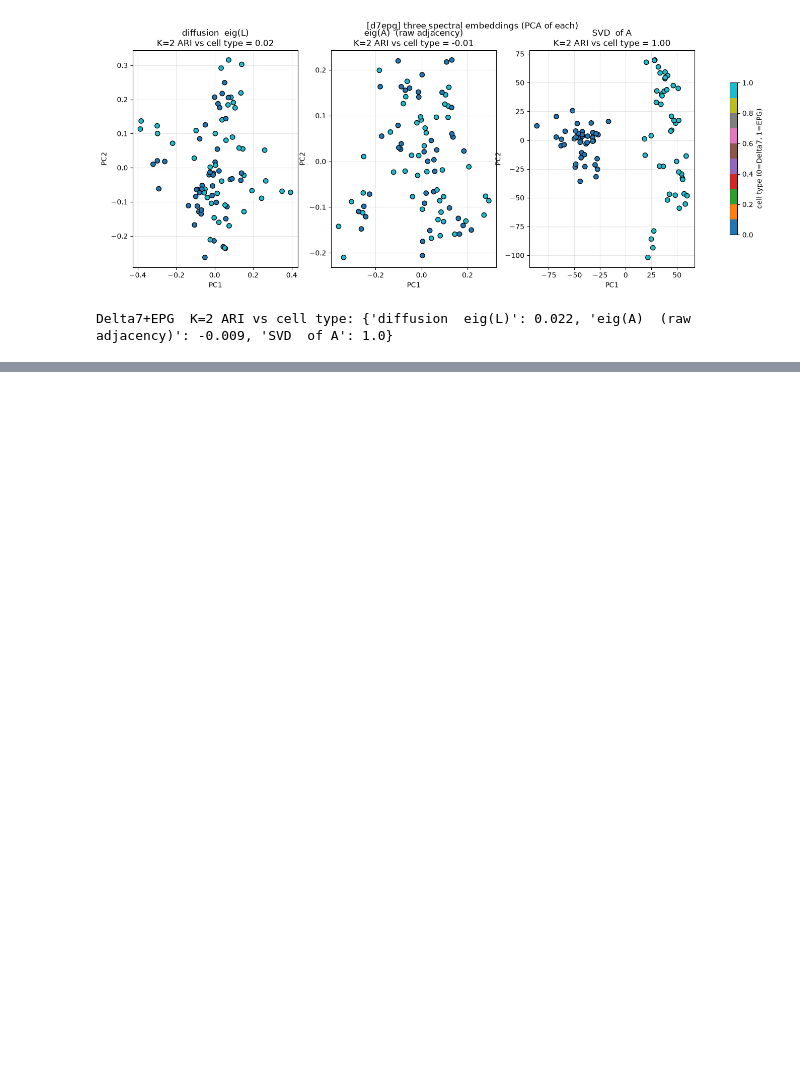
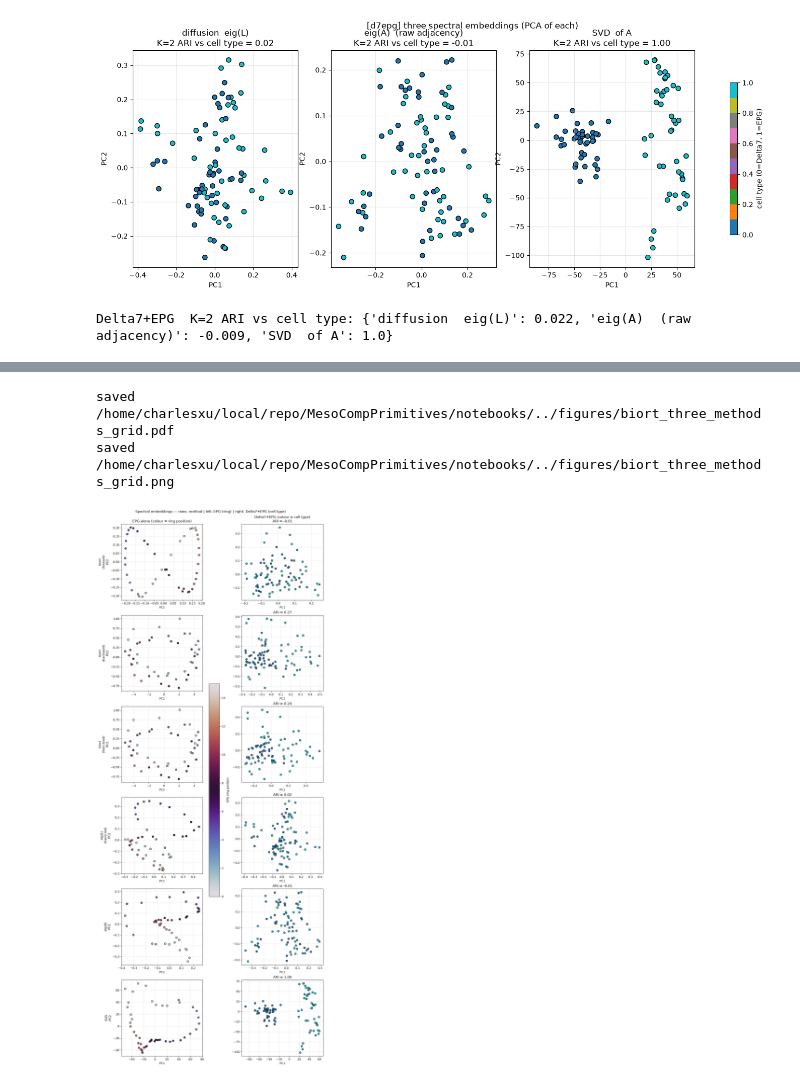
Before and after one commit to CharlesXu-Jingyue/MesoCompPrimitives, a Jupyter notebook: notebooks/biort_embedding_exploration.ipynb, the cells around one changed output, grey strips where cells are left out. Drawn from its saved outputs; the diff is of its cells as text; code cells hidden in the pictures; blank space fills up the shorter version.

```diff
--- a/notebooks/biort_embedding_exploration.ipynb
+++ b/notebooks/biort_embedding_exploration.ipynb
@@ -528,0 +636,34 @@ Delta7+EPG  K=2 ARI vs cell type: {'diffusion  eig(L)': 0.022, 'eig(A)  (raw adj
+# %%
+grid_methods = [('biort\n(forward)', lambda A: biort_fwd(A, 6)),
+                ('biort\n(backward)', lambda A: biort_bwd(A, 6)),
+                ('biort\n(fwd+bwd)', lambda A: embed_biort(A, 6)),
+                ('eig(L)\n(hand-roll)', lambda A: embed_eigL(A, 6)),
+                ('eig(A)', lambda A: embed_eigA(A, 6)),
+                ('SVD', lambda A: svd_coembedding(A, 4))]
+ring_e = np.asarray(rc_epg.ring_pos)
+ct = np.array(rc_all.ctoi); tcode = np.array([sorted(set(ct.tolist())).index(c) for c in ct])
+
+fig, axs = plt.subplots(6, 2, figsize=(11, 27), constrained_layout=True)
+for r, (name, fn) in enumerate(grid_methods):
+    Pe = PCA(n_components=2, random_state=0).fit_transform(fn(rc_epg.A))
+    sc = axs[r, 0].scatter(Pe[:, 0], Pe[:, 1], c=ring_e, cmap='twilight', s=40, edgecolors='k')
+    axs[r, 0].set_ylabel(f'{name}\nPC2', fontsize=11)
+    Ea = fn(rc_all.A); Pa = PCA(n_components=2, random_state=0).fit_transform(Ea)
+    ari = adjusted_rand_score(ytrue, KMeans(2, n_init=10, random_state=0).fit_predict(Ea))
+    axs[r, 1].scatter(Pa[:, 0], Pa[:, 1], c=tcode, cmap='tab10', s=40, edgecolors='k')
+    axs[r, 1].set_title(('Delta7+EPG (colour = cell type)\n' if r == 0 else '') + f'ARI = {ari:.2f}')
+    if r == 0:
+        axs[r, 0].set_title('EPG alone (colour = ring position)')
+    for c in (0, 1):
+        axs[r, c].set_xlabel('PC1'); axs[r, c].grid(alpha=.3)
+fig.colorbar(sc, ax=axs[:, 0], label='EPG ring position', shrink=.4)
+fig.suptitle('Spectral embeddings — rows: method | left: EPG (ring) | right: Delta7+EPG (cell type)',
+             fontsize=12)
+save_pdf(fig, 'biort_three_methods_grid')
+fig.savefig(os.path.join(FIG_DIR, 'biort_three_methods_grid.png'), dpi=150, bbox_inches='tight')
+print('saved', os.path.join(FIG_DIR, 'biort_three_methods_grid.png'))
+plt.show()
+# %% [output]
+saved /home/charlesxu/local/repo/MesoCompPrimitives/notebooks/../figures/biort_three_methods_grid.pdf
+saved /home/charlesxu/local/repo/MesoCompPrimitives/notebooks/../figures/biort_three_methods_grid.png
+[figure, added]
```
Also changed, not shown: parts of 3 cells of this notebook, 3 other files.
